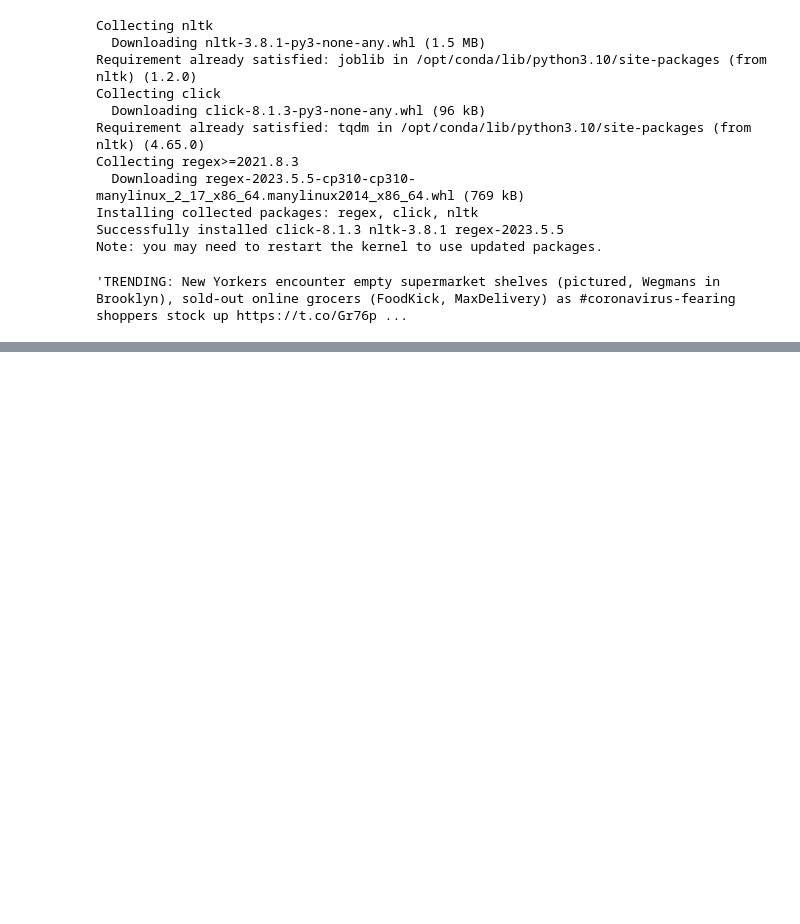
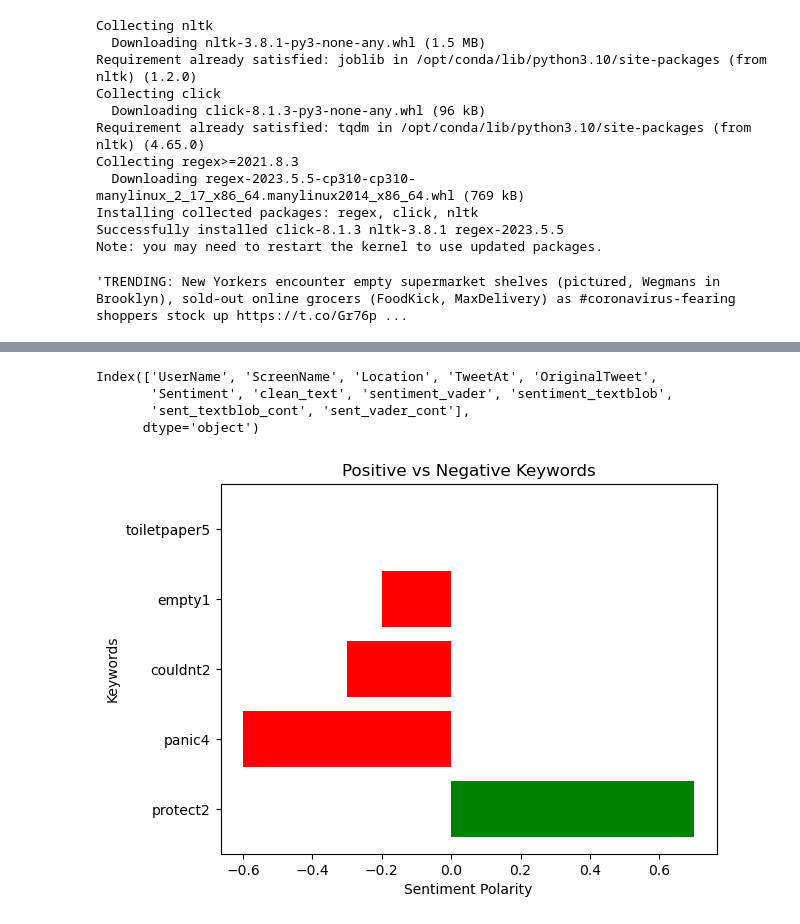
Before and after one commit to ReproTeach/final-project-gauchos_finalproject, a Jupyter notebook: final_project.ipynb, the cells around one changed output, grey strips where cells are left out. Saved outputs shown, nothing was run; the diff lists cells and outputs as text; code cells hidden in the pictures; blank space fills up the shorter version.

Commit message:
chart

```diff
--- a/final_project.ipynb
+++ b/final_project.ipynb
@@ -105,0 +268,7 @@ KeyError: 'clean_text'
+# %%
+print(df.columns)
+# %% [output]
+Index(['UserName', 'ScreenName', 'Location', 'TweetAt', 'OriginalTweet',
+       'Sentiment', 'clean_text', 'sentiment_vader', 'sentiment_textblob',
+       'sent_textblob_cont', 'sent_vader_cont'],
+      dtype='object')
@@ -105,0 +279,33 @@ KeyError: 'clean_text'
+# %%
+positive_color = 'green'
+negative_color = 'red'
+# %%
+positive_keywords = []
+negative_keywords = []
+
+for keyword, score in keyword_scores.items():
+    if score > 0:
+        positive_keywords.append((keyword, score))
+    else:
+        negative_keywords.append((keyword, score))
+# %%
+positive_keywords = sorted(positive_keywords, key=lambda x: x[1], reverse=True)
+negative_keywords = sorted(negative_keywords, key=lambda x: x[1])
+# %%
+positive_labels = [kw[0] for kw in positive_keywords]
+positive_scores = [kw[1] for kw in positive_keywords]
+negative_labels = [kw[0] for kw in negative_keywords]
+negative_scores = [kw[1] for kw in negative_keywords]
+# %%
+fig, ax = plt.subplots()
+
+ax.barh(positive_labels, positive_scores, color=positive_color)
+ax.barh(negative_labels, negative_scores, color=negative_color)
+
+ax.set_xlabel('Sentiment Polarity')
+ax.set_ylabel('Keywords')
+ax.set_title('Positive vs Negative Keywords')
+
+plt.show()
+# %% [output]
+[figure, added]
```
Also changed, not shown: parts of 23 cells of this notebook.
